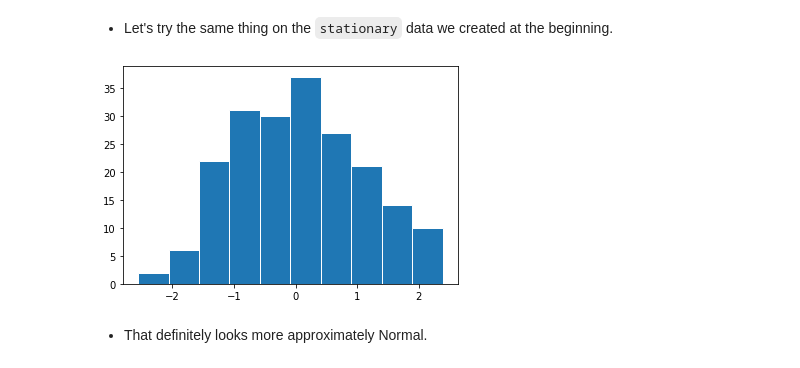
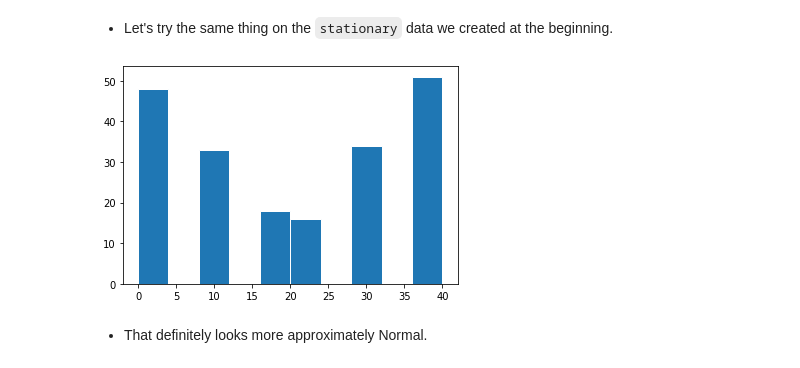
Before and after one commit to nsydn/ise043_tsaf, a Jupyter notebook: ise043_tsaf_2425f_2_stationarity.ipynb, the cells around one changed output. Drawn from its saved outputs; the diff is of its cells as text; code cells hidden in the pictures.

```diff
--- a/ise043_tsaf_2425f_2_stationarity.ipynb
+++ b/ise043_tsaf_2425f_2_stationarity.ipynb
@@ -336,10 +347,10 @@ plt.hist(trend, edgecolor='w');
 # %% [markdown]
 - Let's try the same thing on the `stationary` data we created at the beginning.
 # %%
-plt.hist(stationary, edgecolor='w');
+plt.hist(seasonality, edgecolor='w');
 # what about rand_walk?
 # %% [output]
-[figure, old version]
+[figure, new version]
 # %% [markdown]
 - That definitely looks more approximately Normal.
 <!-- - To be more precise, we could use SciPy's [normaltest](https://docs.scipy.org/doc/scipy-0.14.0/reference/generated/scipy.stats.mstats.normaltest.html) to test how much the histogram differs from a Normal distribution. -->
```
Also changed, not shown: parts of 11 cells of this notebook.
